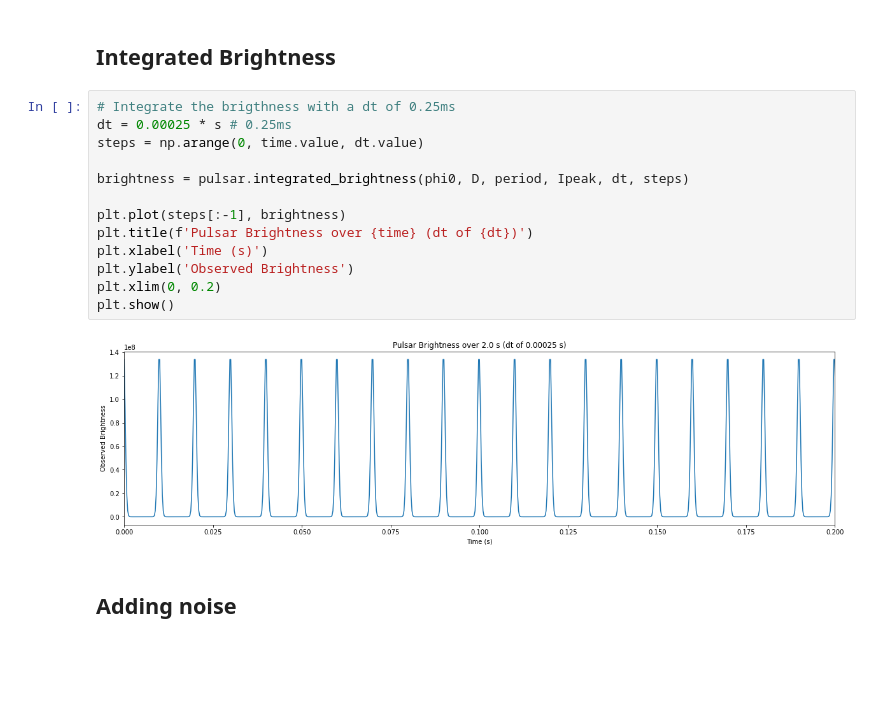
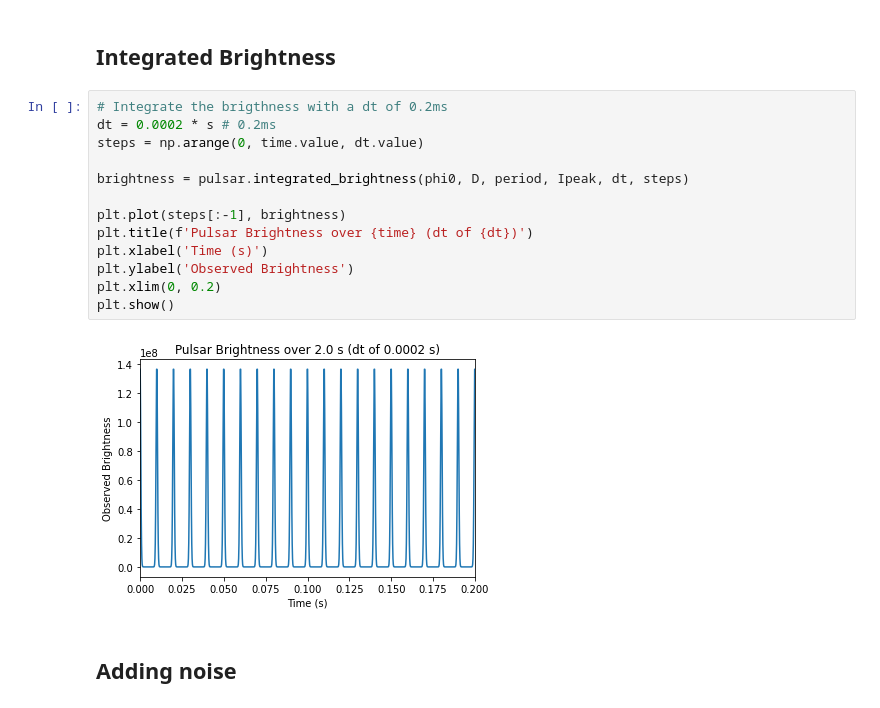
Before and after one commit to louisbranch/cta200_2022, a Jupyter notebook: project/project.ipynb, the cells around one changed output. Cells and saved outputs as stored; diff of their text form; blank space fills up the shorter version.

```diff
--- a/project/project.ipynb
+++ b/project/project.ipynb
@@ -131,20 +130,20 @@ plot_brightness(time, 333.33*Hz, (0, 0.20))
 # %% [markdown]
 ## Integrated Brightness
 # %%
-# Integrate the brigthness with a dt of 0.25ms
-dt = 0.00025 * s # 0.25ms
+# Integrate the brigthness with a dt of 0.2ms
+dt = 0.0002 * s # 0.2ms
 steps = np.arange(0, time.value, dt.value)
 
 brightness = pulsar.integrated_brightness(phi0, D, period, Ipeak, dt, steps)
 
 plt.plot(steps[:-1], brightness)
 plt.title(f'Pulsar Brightness over {time} (dt of {dt})')
 plt.xlabel('Time (s)')
 plt.ylabel('Observed Brightness')
 plt.xlim(0, 0.2)
 plt.show()
 # %% [output]
-[figure, old version]
+[figure, new version]
 # %% [markdown]
 ## Adding noise
 # %%
```
Also changed, not shown: parts of 8 cells of this notebook, 2 other files.
